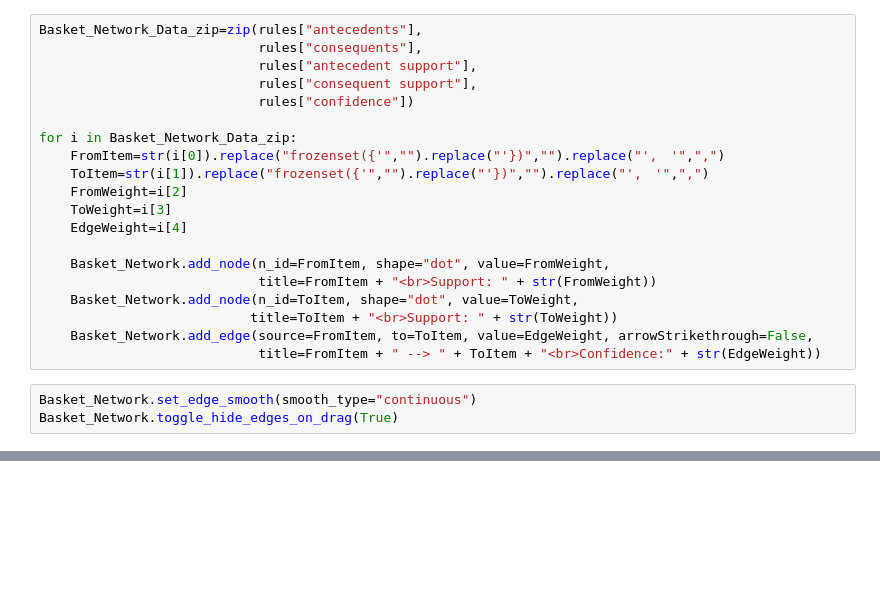
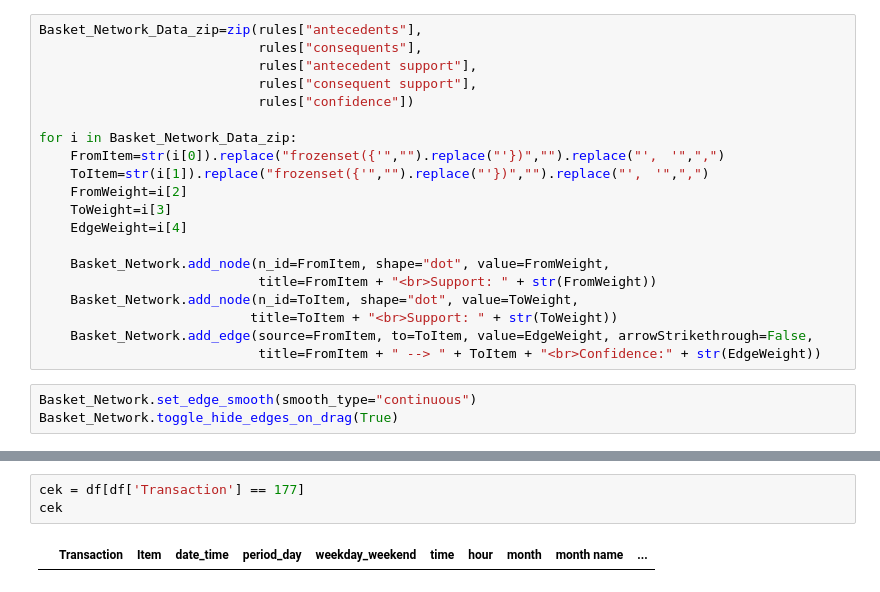
Before and after one commit to hanahbs/MBA_Edinburgh, a Jupyter notebook: code_jupyter.ipynb, the cells around one changed output, grey strips where cells are left out. Cells and saved outputs as stored; diff of their text form; blank space fills up the shorter version.

```diff
--- a/code_jupyter.ipynb
+++ b/code_jupyter.ipynb
@@ -465,3 +461,8 @@ Basket_Network2.show("Basket_Network2.html")
 Warning: When  cdn_resources is 'local' jupyter notebook has issues displaying graphics on chrome/safari. Use cdn_resources='in_line' or cdn_resources='remote' if you have issues viewing graphics in a ...
 Basket_Network2.html
 [interactive output not drawn]
+# %%
+cek = df[df['Transaction'] == 177]
+cek
+# %% [output]
+|  | Transaction | Item | date_time | period_day | weekday_weekend | time | hour | month | month name | ... |
```
Also changed, not shown: parts of 55 cells of this notebook.
